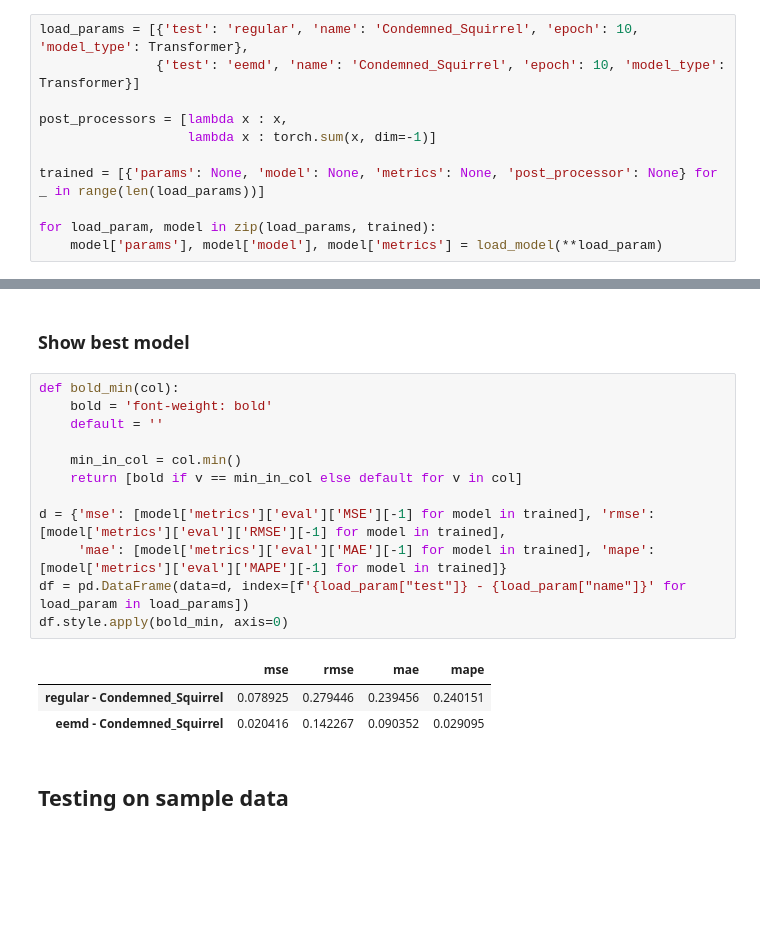
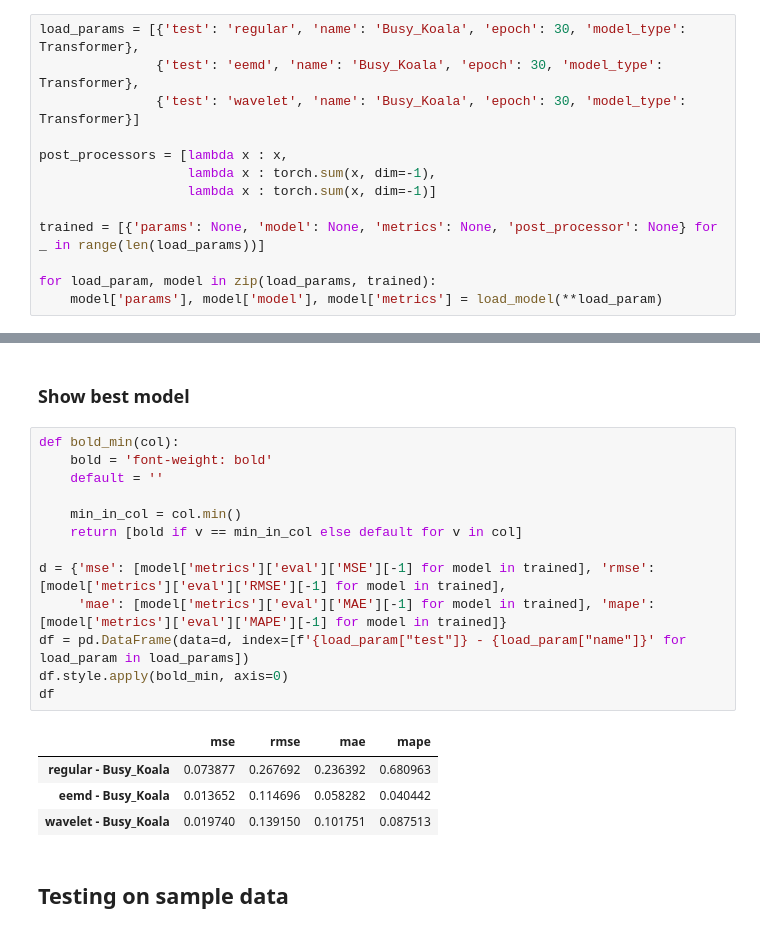
Before and after one commit to aszfaltos/wp_former, a Jupyter notebook: model_eval.ipynb, the cells around one changed output, grey strips where cells are left out. Saved outputs shown, nothing was run; the diff lists cells and outputs as text; blank space fills up the shorter version.

```diff
--- a/model_eval.ipynb
+++ b/model_eval.ipynb
@@ -18,10 +18,12 @@ from signal_decomposition import eemd
 # %% [markdown]
 ## Load models
 # %%
-load_params = [{'test': 'regular', 'name': 'Condemned_Squirrel', 'epoch': 10, 'model_type': Transformer},
-               {'test': 'eemd', 'name': 'Condemned_Squirrel', 'epoch': 10, 'model_type': Transformer}]
+load_params = [{'test': 'regular', 'name': 'Busy_Koala', 'epoch': 30, 'model_type': Transformer},
+               {'test': 'eemd', 'name': 'Busy_Koala', 'epoch': 30, 'model_type': Transformer},
+               {'test': 'wavelet', 'name': 'Busy_Koala', 'epoch': 30, 'model_type': Transformer}]
 
 post_processors = [lambda x : x,
+                   lambda x : torch.sum(x, dim=-1),
                    lambda x : torch.sum(x, dim=-1)]
 
 trained = [{'params': None, 'model': None, 'metrics': None, 'post_processor': None} for _ in range(len(load_params))]
@@ -80,19 +95,21 @@ Params of eemd Transformer at epoch 30 Condemned_Squirrel
 # %%
 def bold_min(col):
     bold = 'font-weight: bold'
     default = ''
 
     min_in_col = col.min()
     return [bold if v == min_in_col else default for v in col]
 
 d = {'mse': [model['metrics']['eval']['MSE'][-1] for model in trained], 'rmse': [model['metrics']['eval']['RMSE'][-1] for model in trained],
      'mae': [model['metrics']['eval']['MAE'][-1] for model in trained], 'mape': [model['metrics']['eval']['MAPE'][-1] for model in trained]}
 df = pd.DataFrame(data=d, index=[f'{load_param["test"]} - {load_param["name"]}' for load_param in load_params])
 df.style.apply(bold_min, axis=0)
+df
 # %% [output]
 |  | mse | rmse | mae | mape |
-| regular - Condemned_Squirrel | 0.078925 | 0.279446 | 0.239456 | 0.240151 |
-| eemd - Condemned_Squirrel | 0.020416 | 0.142267 | 0.090352 | 0.029095 |
+| regular - Busy_Koala | 0.073877 | 0.267692 | 0.236392 | 0.680963 |
+| eemd - Busy_Koala | 0.013652 | 0.114696 | 0.058282 | 0.040442 |
+| wavelet - Busy_Koala | 0.019740 | 0.139150 | 0.101751 | 0.087513 |
 # %% [markdown]
 ## Testing on sample data
 # %% [markdown]
```
Also changed, not shown: parts of 4 cells of this notebook, 6 other files.
